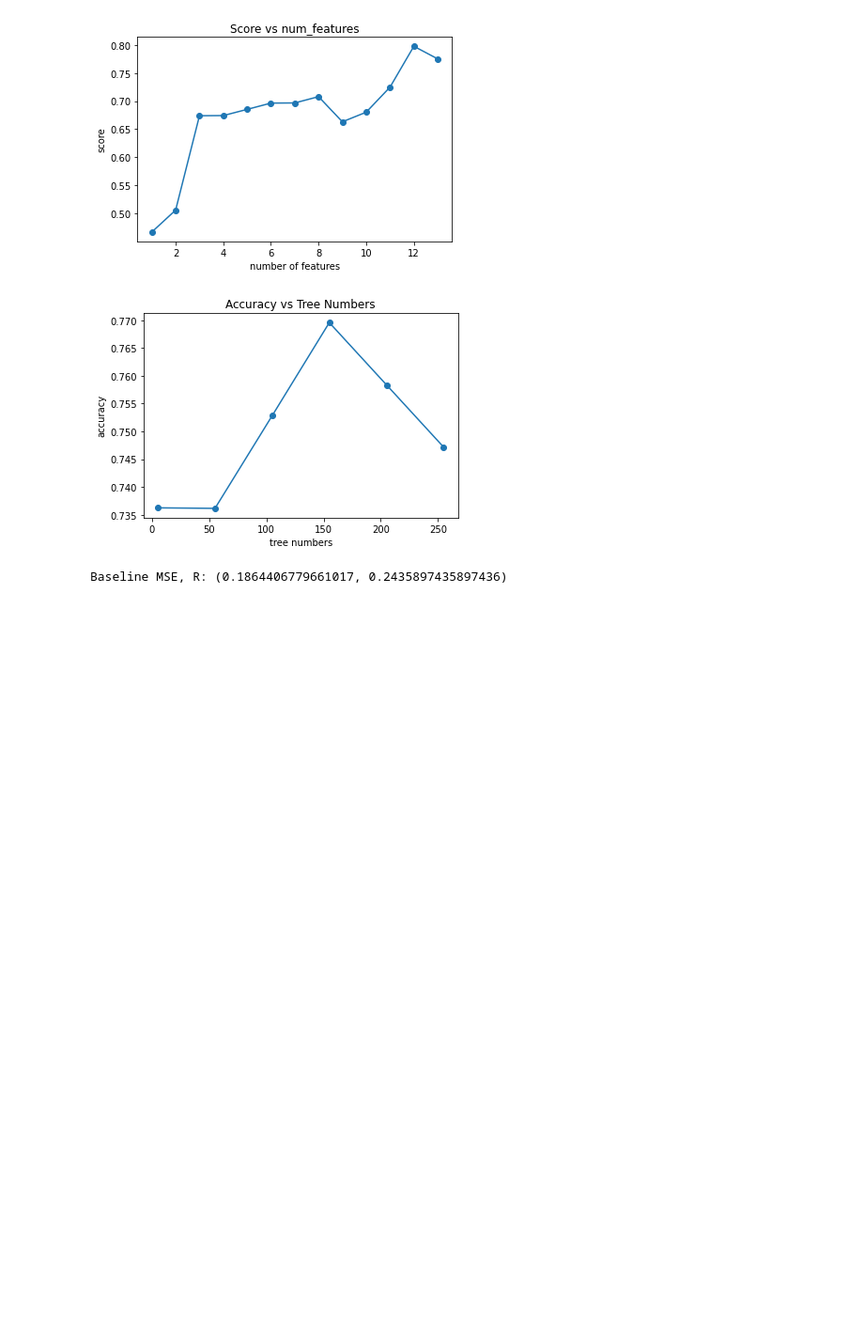
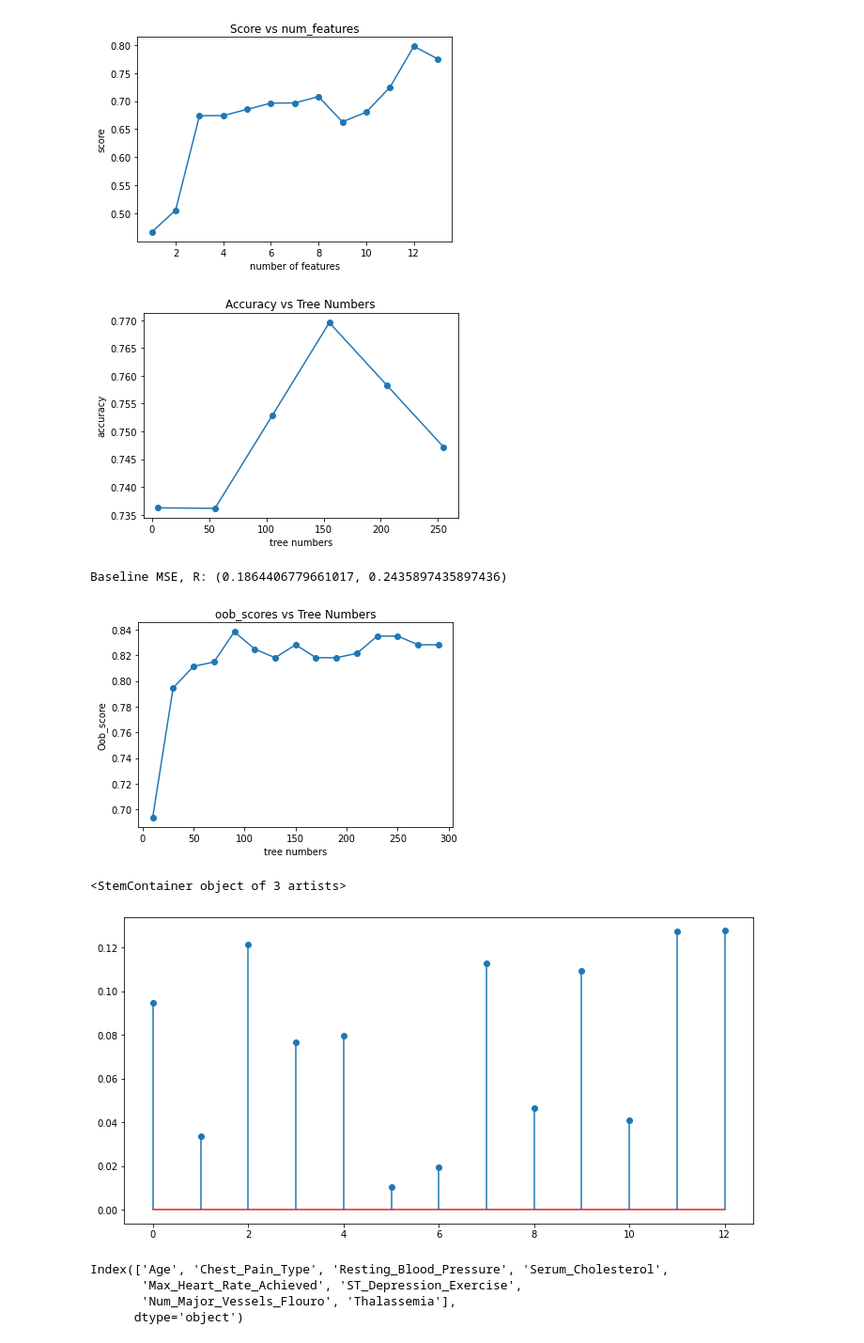
Before and after one commit to ianliu1997/E276-Final, a Jupyter notebook: E276_Final_Project.ipynb, the cells around one changed output. Shown: that part at 94% size. Cells and saved outputs as stored; diff of their text form; code cells hidden in the pictures; blank space fills up the shorter version.

```diff
--- a/E276_Final_Project.ipynb
+++ b/E276_Final_Project.ipynb
@@ -228,6 +228,40 @@ Baseline MSE, R: (0.23728813559322035, 0.037296037296037365)
 [figure]
 [figure]
 Baseline MSE, R: (0.1864406779661017, 0.2435897435897436)
+# %%
+num_tree = range(10, 300, 20)
+oob_scores = []
+
+# Find the optimal random forest with Oob score
+for i in num_tree:
+    random_forest_model_2 = RandomForestClassifier(n_estimators=i, oob_score=True)
+    random_forest_model_2.fit(X,y)
+    oob_scores.append(random_forest_model_2.oob_score_)
+
+plt.plot(num_tree, oob_scores, marker='o')
+plt.title('oob_scores vs Tree Numbers')
+plt.xlabel('tree numbers')
+plt.ylabel('Oob_score')
+plt.show()
+
+
+# Find the important variables
+plt.figure(figsize=(12,6))
+plt.stem(random_forest_model_2.feature_importances_)
+# %% [output]
+[figure, added]
+<StemContainer object of 3 artists>
+[figure, added]
+# %%
+# The important features of random forest
+feature_list = random_forest_model_2.feature_importances_ > 0.06
+temp_df = df_filter
+temp_df.drop(columns='Diagnosis_Heart_Disease').columns[feature_list]
+# %% [output]
+Index(['Age', 'Chest_Pain_Type', 'Resting_Blood_Pressure', 'Serum_Cholesterol',
+       'Max_Heart_Rate_Achieved', 'ST_Depression_Exercise',
+       'Num_Major_Vessels_Flouro', 'Thalassemia'],
+      dtype='object')
 # %%
 # Naive bayes
 # Random Forest
```
